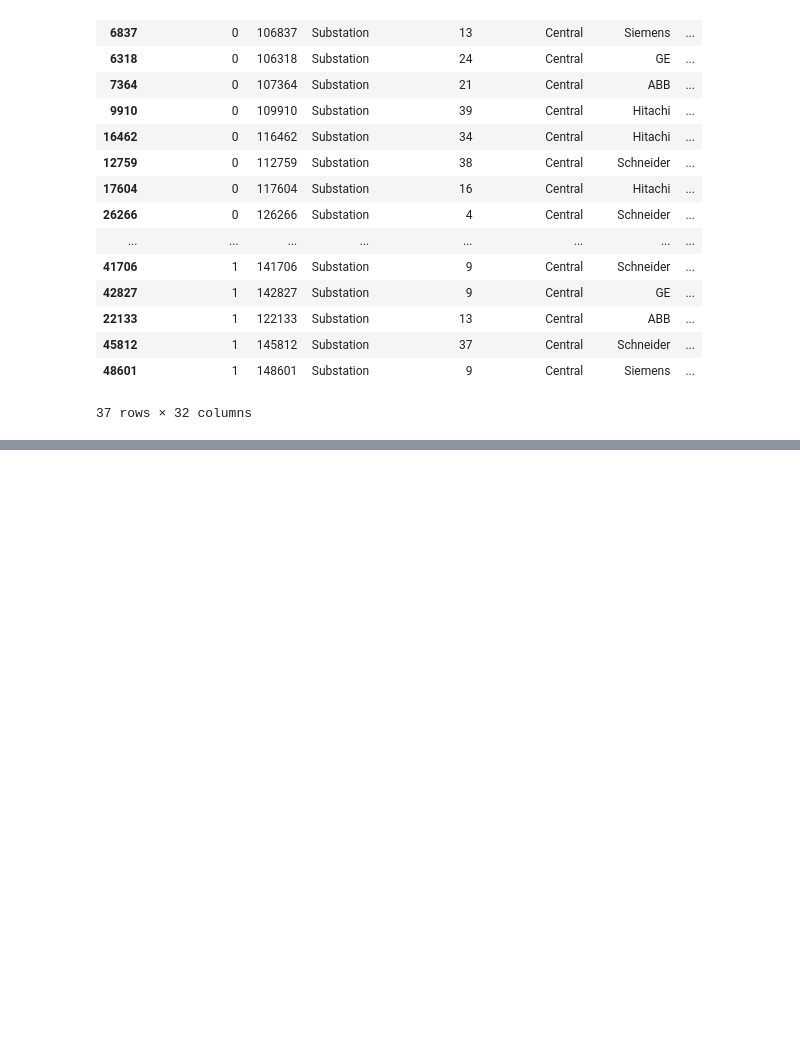
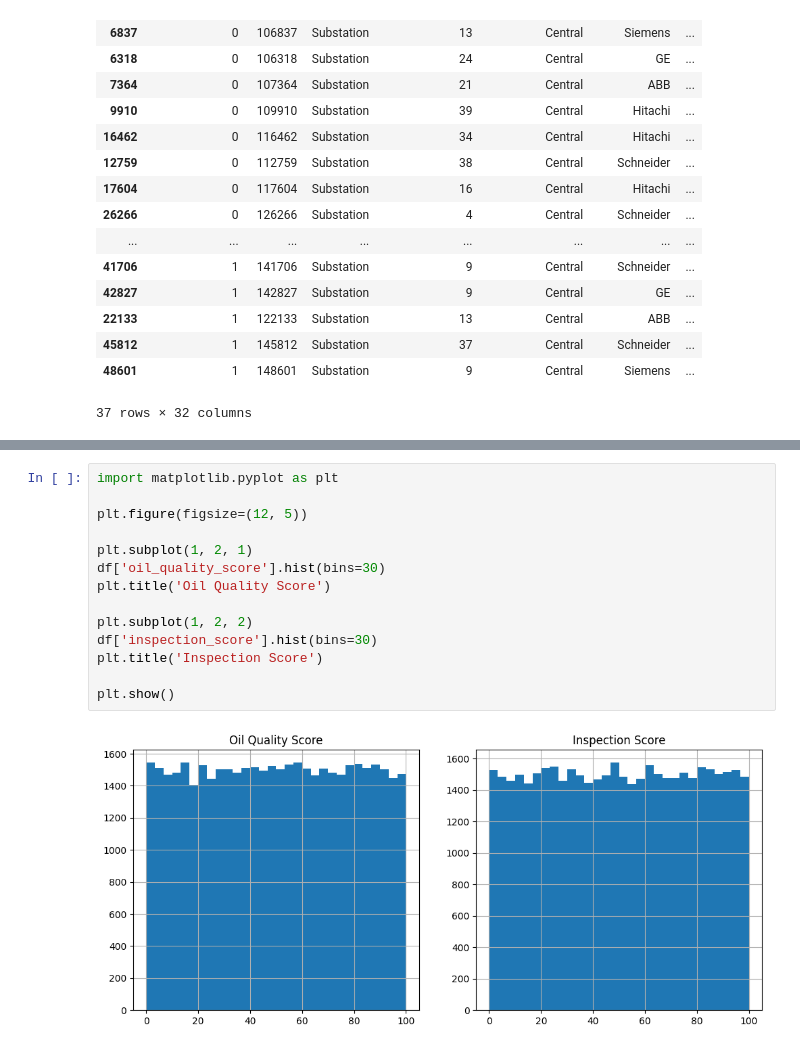
Before and after one commit to shravin/aiml, a Jupyter notebook: capstone/dataanalysis.ipynb, the cells around one changed output, grey strips where cells are left out. Saved outputs shown, nothing was run; the diff lists cells and outputs as text; blank space fills up the shorter version.

```diff
--- a/capstone/dataanalysis.ipynb
+++ b/capstone/dataanalysis.ipynb
@@ -173,0 +407,16 @@ df[(df['grid_cluster_id'] == 1) & (df['substation_region'] == 'Central') & (df['
+# %%
+import matplotlib.pyplot as plt
+
+plt.figure(figsize=(12, 5))
+
+plt.subplot(1, 2, 1)
+df['oil_quality_score'].hist(bins=30)
+plt.title('Oil Quality Score')
+
+plt.subplot(1, 2, 2)
+df['inspection_score'].hist(bins=30)
+plt.title('Inspection Score')
+
+plt.show()
+# %% [output]
+[figure, added]
```
Also changed, not shown: parts of 13 cells of this notebook, 9 other files.
